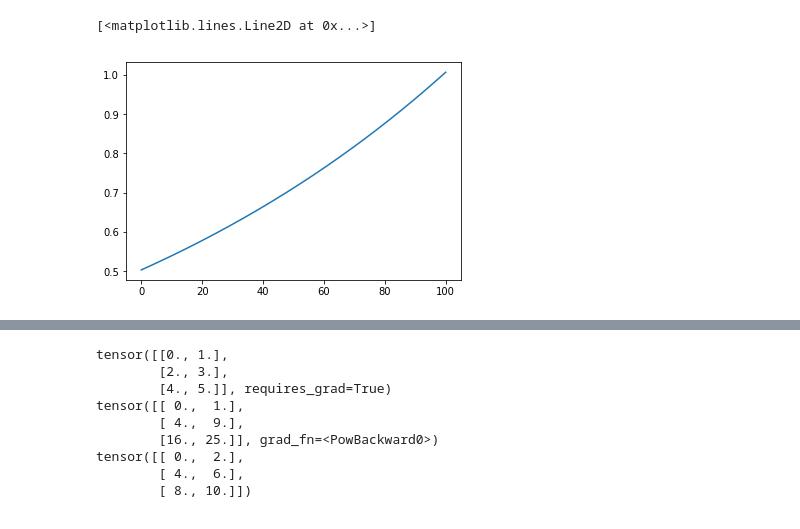
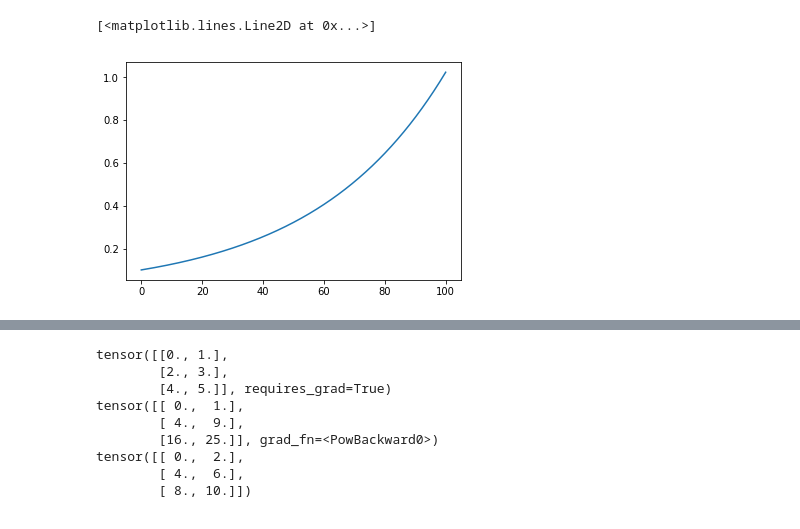
Before and after one commit to alessiosarullo/KBVRD, a Jupyter notebook: stuff.ipynb, the cells around one changed output, grey strips where cells are left out. Drawn from its saved outputs; the diff is of its cells as text; code cells hidden in the pictures.

```diff
--- a/stuff.ipynb
+++ b/stuff.ipynb
@@ -1,14 +1,15 @@
 # %%
 from matplotlib import pyplot as plt
 import numpy as np
 
 T = 100
+g = 10
 x = np.arange(T, step=0.01)
-y = 2** ((x+1) / T - 1)
+y = g ** ((x+1) / T - 1)
 plt.plot(x, y)
 # %% [output]
 [<matplotlib.lines.Line2D at 0x...>]
-[figure, old version]
+[figure, new version]
 # %%
 import numpy as np
 import pickle
```
Also changed, not shown: 1 other file.
